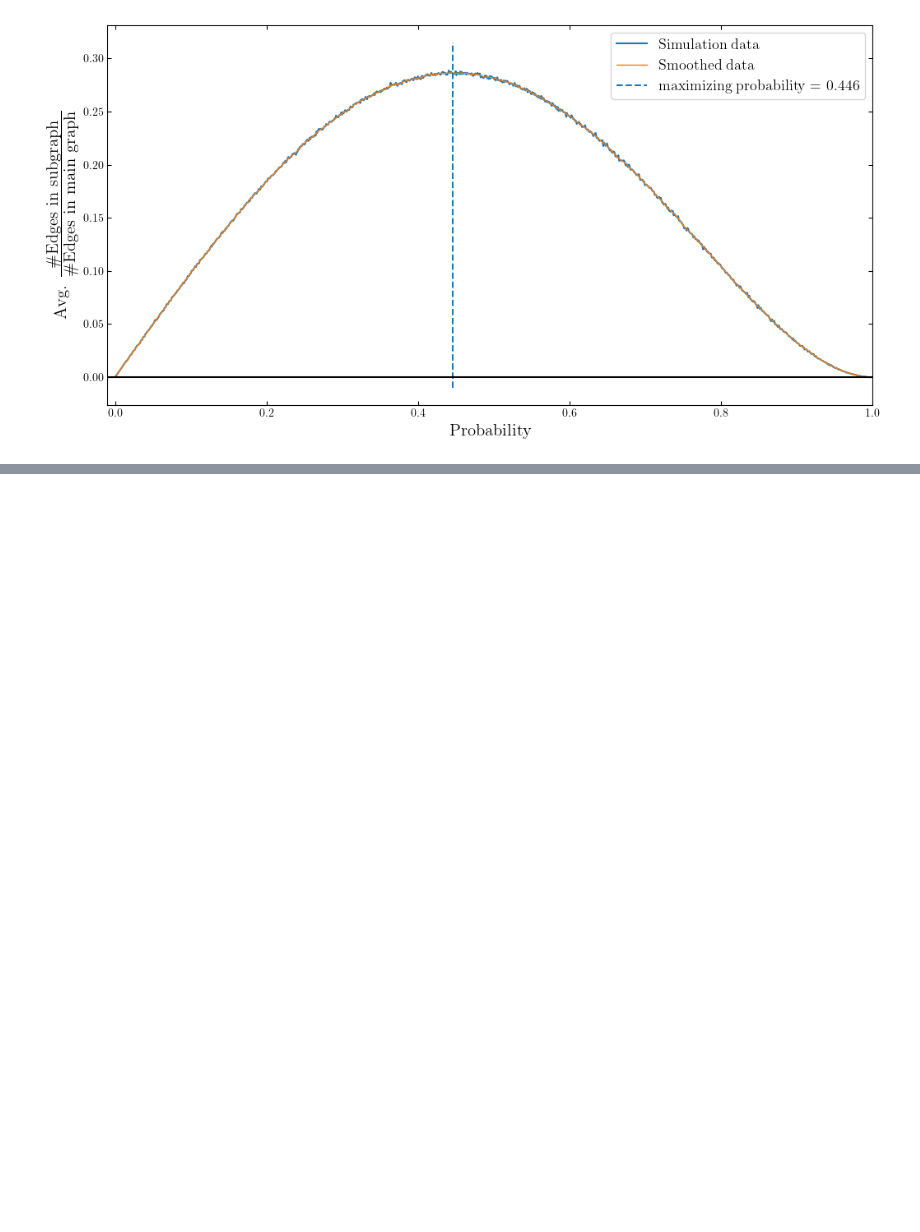
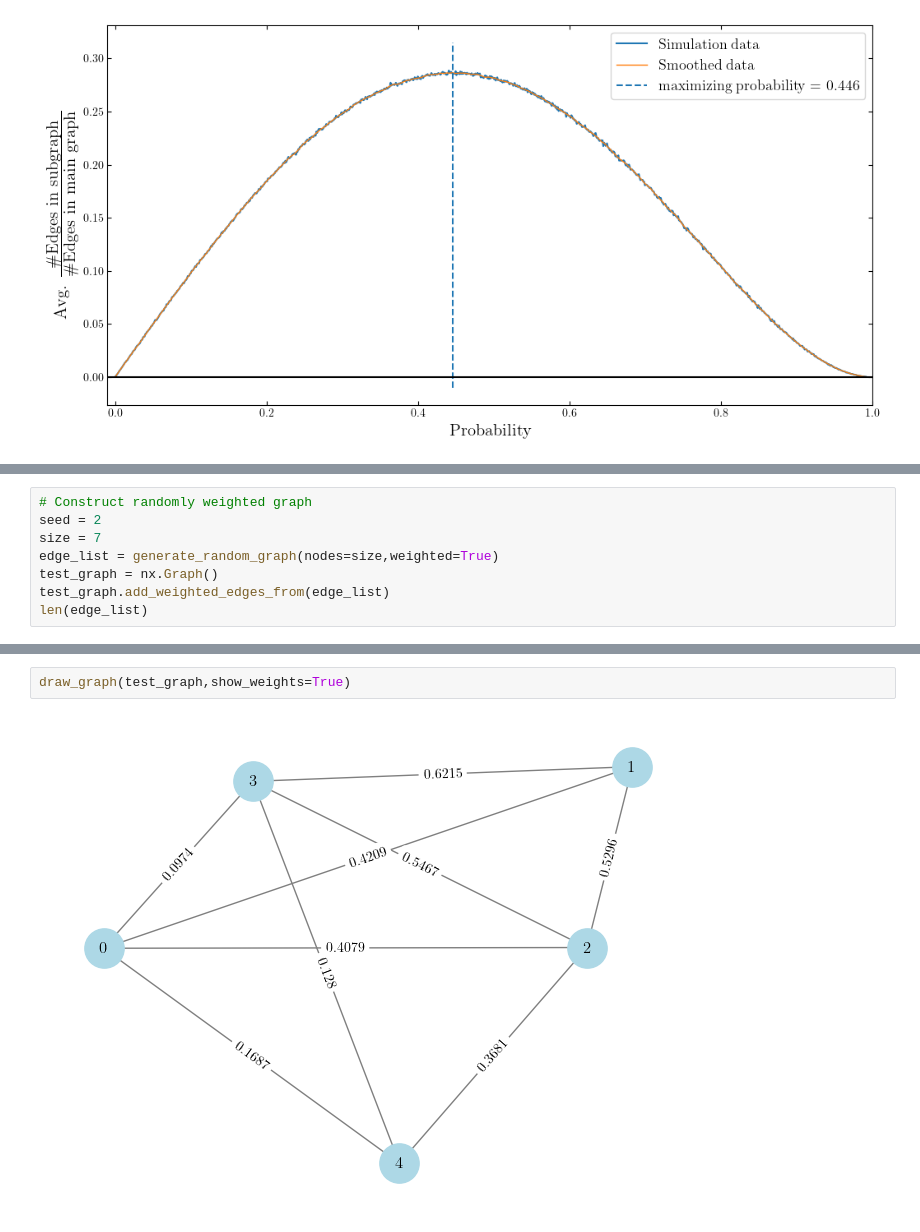
Before and after one commit to seba2390/RandomizedAlgorithms2023, a Jupyter notebook: Project 3/MaximumDegreeConstrainedSubgraphs.ipynb, the cells around one changed output, grey strips where cells are left out. Saved outputs shown, nothing was run; the diff lists cells and outputs as text; blank space fills up the shorter version.

```diff
--- a/Project 3/MaximumDegreeConstrainedSubgraphs.ipynb
+++ b/Project 3/MaximumDegreeConstrainedSubgraphs.ipynb
@@ -192,0 +252,8 @@ plt.show()
+# %%
+# Construct randomly weighted graph
+seed = 2
+size = 7
+edge_list = generate_random_graph(nodes=size,weighted=True)
+test_graph = nx.Graph()
+test_graph.add_weighted_edges_from(edge_list)
+len(edge_list)
@@ -192,0 +279,4 @@ plt.show()
+# %%
+draw_graph(test_graph,show_weights=True)
+# %% [output]
+[figure, added]
```
Also changed, not shown: parts of 14 cells of this notebook, 1 other file.
